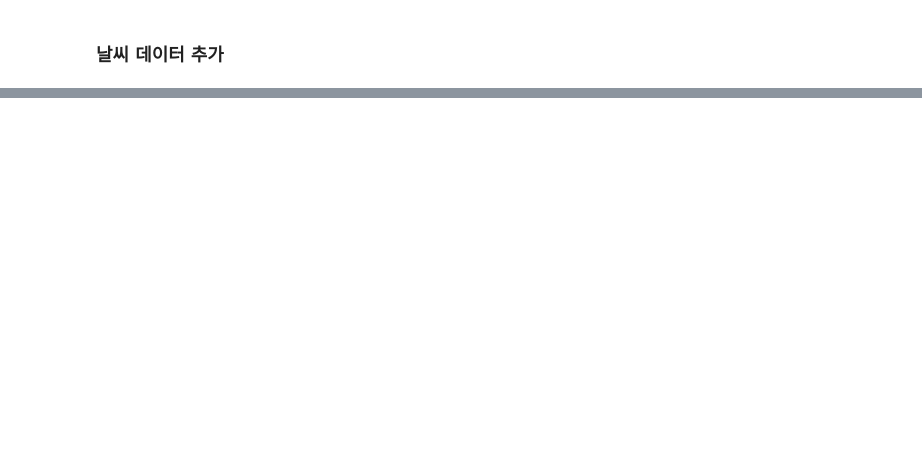
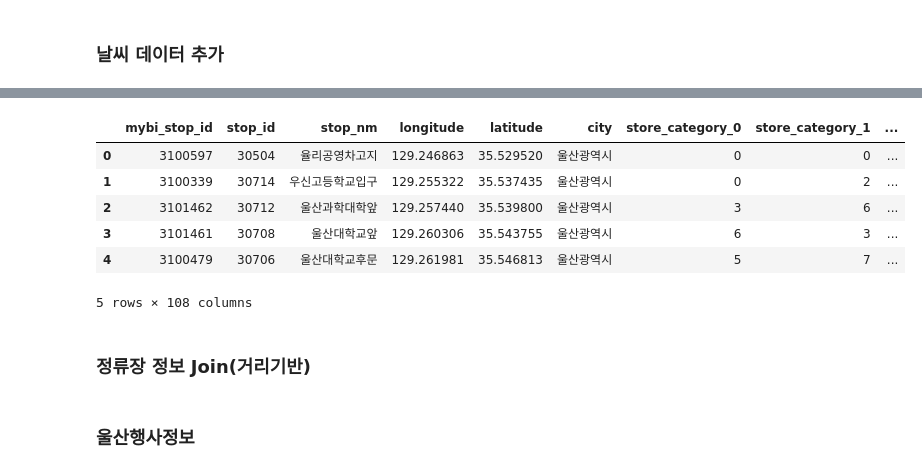
Before and after one commit to Goodmytoy/Passenger_Demand, a Jupyter notebook: model/create_data/Data_Merge.ipynb, the cells around one changed output, grey strips where cells are left out. Saved outputs shown, nothing was run; the diff lists cells and outputs as text; code cells hidden in the pictures; blank space fills up the shorter version.

```diff
--- a/model/create_data/Data_Merge.ipynb
+++ b/model/create_data/Data_Merge.ipynb
@@ -105,0 +372,26 @@ accident_data
+# %%
+school_data["lat_lng"] = school_data["새주소"].apply(get_geocode, gmaps = gmaps)
+# %%
+school_data["lat"] = school_data["lat_lng"].apply(lambda x: x["lat"])
+school_data["lng"] = school_data["lat_lng"].apply(lambda x: x["lng"])
+# %%
+def count_school_nearby(data, school_data = school_data, dist = 0.2, category_list = None):
+    data_copy = data.copy()
+    if category_list == None:
+        category_list = school_data["category"].drop_duplicates().to_list()
+
+    dist_list = school_data[["lat", "lng"]].apply(lambda x: haversine((x["lat"], x["lng"]), (data_copy["latitude"], data_copy["longitude"])), 1)
+    within_data = school_data.loc[dist_list <= dist]
+
+
+    for i, ctgr in enumerate(category_list):
+        data_copy[f"school_category_{i}"] = (within_data["category"] == ctgr).sum()
+
+    return data_copy
+# %%
+%%time
+bus_stop_401_info = parallelize_dataframe(df = bus_stop_401_info,
+                                              func = count_school_nearby,
+                                              num_cores = 12,
+                                              school_data = school_data,
+                                              dist = 0.2)
@@ -105,0 +401,12 @@ accident_data
+# %%
+bus_stop_401_info.head()
+# %% [output]
+|  | mybi_stop_id | stop_id | stop_nm | longitude | latitude | city | store_category_0 | store_category_1 | ... |
+| 0 | 3100597 | 30504 | 율리공영차고지 | 129.246863 | 35.529520 | 울산광역시 | 0 | 0 | ... |
+| 1 | 3100339 | 30714 | 우신고등학교입구 | 129.255322 | 35.537435 | 울산광역시 | 0 | 2 | ... |
+| 2 | 3101462 | 30712 | 울산과학대학앞 | 129.257440 | 35.539800 | 울산광역시 | 3 | 6 | ... |
+| 3 | 3101461 | 30708 | 울산대학교앞 | 129.260306 | 35.543755 | 울산광역시 | 6 | 3 | ... |
+| 4 | 3100479 | 30706 | 울산대학교후문 | 129.261981 | 35.546813 | 울산광역시 | 5 | 7 | ... |
+5 rows × 108 columns
+# %% [markdown]
+### 정류장 정보 Join(거리기반)
@@ -105,0 +419,2 @@ accident_data
+# %% [markdown]
+### 울산행사정보
```
Also changed, not shown: parts of 95 cells of this notebook, 11 other files.
